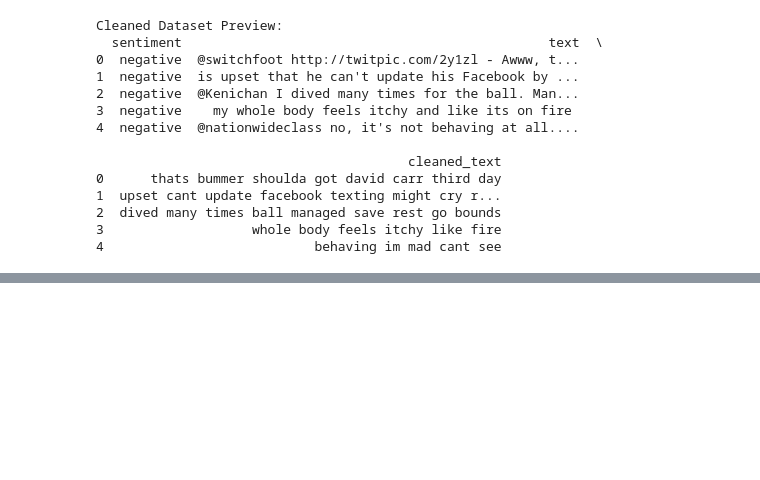
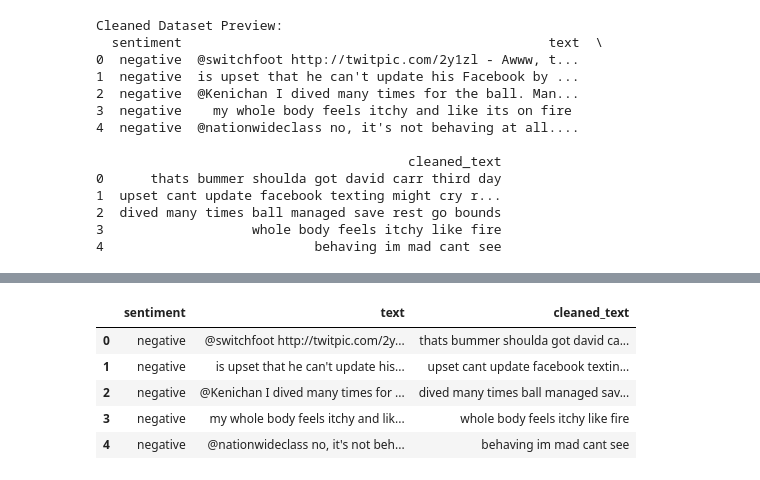
Before and after one commit to PouyaPourfarrokh/Sentiment-Analysis-on-Twitter-Data, a Jupyter notebook: Sentiment Analysis on Twitter Data.ipynb, the cells around one changed output, grey strips where cells are left out. Cells and saved outputs as stored; diff of their text form; code cells hidden in the pictures; blank space fills up the shorter version.

```diff
--- a/Sentiment Analysis on Twitter Data.ipynb
+++ b/Sentiment Analysis on Twitter Data.ipynb
@@ -148,0 +163,9 @@ Cleaned Dataset Preview:
+# %%
+df.head()
+# %% [output]
+|  | sentiment | text | cleaned_text |
+| 0 | negative | @switchfoot http://twitpic.com/2y... | thats bummer shoulda got david ca... |
+| 1 | negative | is upset that he can't update his... | upset cant update facebook textin... |
+| 2 | negative | @Kenichan I dived many times for ... | dived many times ball managed sav... |
+| 3 | negative | my whole body feels itchy and lik... | whole body feels itchy like fire |
+| 4 | negative | @nationwideclass no, it's not beh... | behaving im mad cant see |
```
Also changed, not shown: parts of 4 cells of this notebook.
